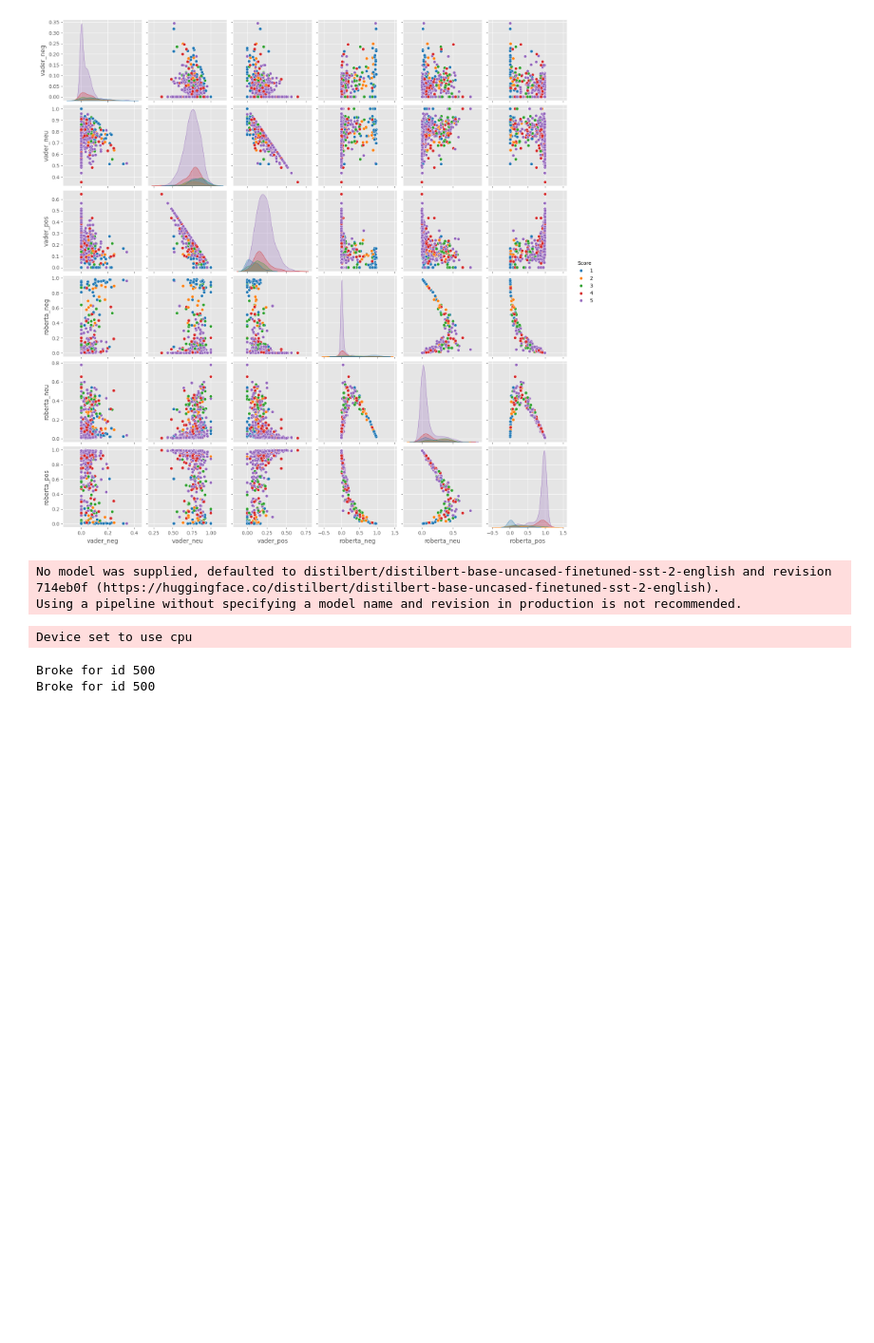
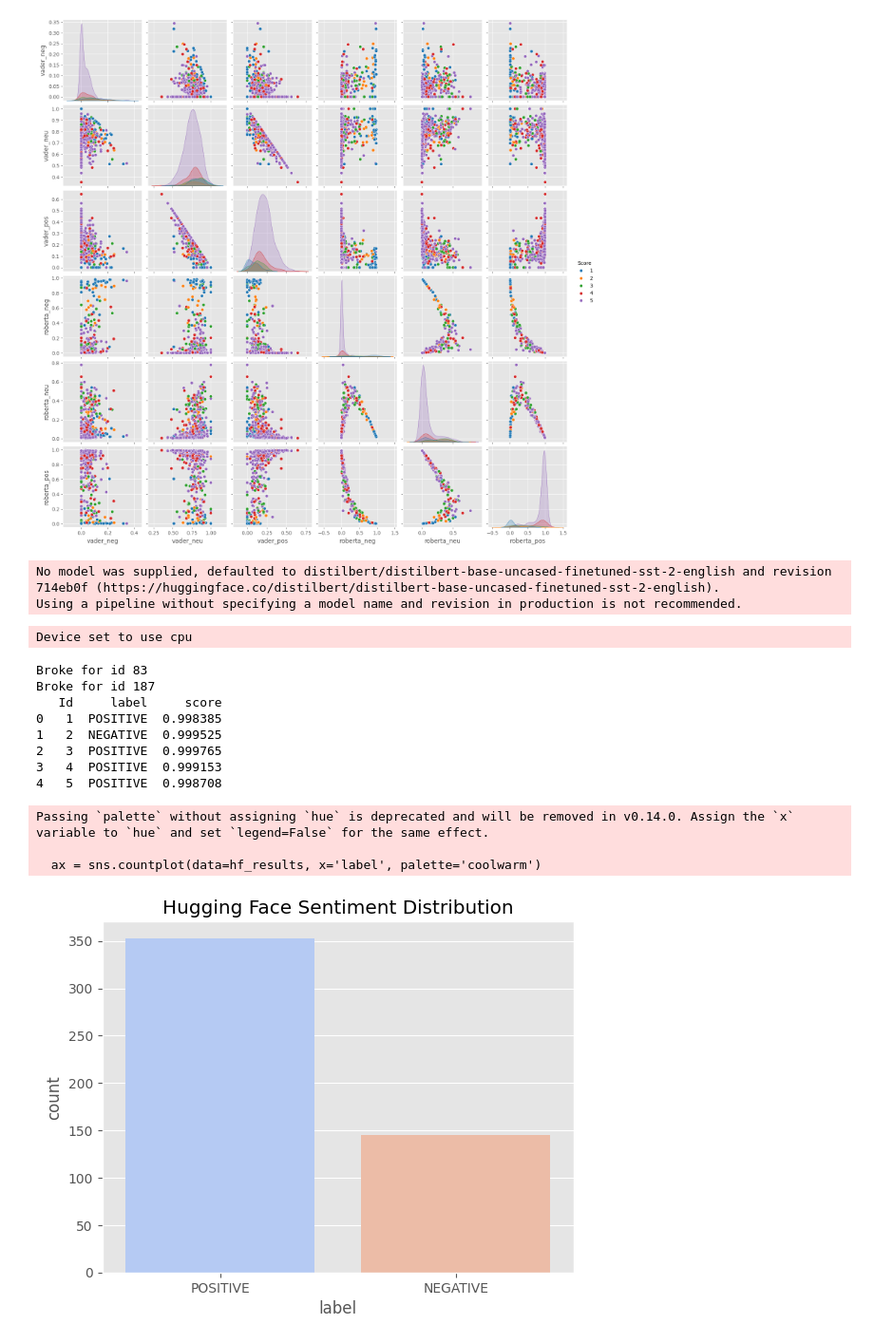
Before and after one commit to MZH006/Sentiment-Analysis, a Jupyter notebook: Sentiment_Analysis.ipynb, the cells around one changed output. Shown at 95% size. Drawn from its saved outputs; the diff is of its cells as text; code cells hidden in the pictures; blank space fills up the shorter version.

```diff
--- a/Sentiment_Analysis.ipynb
+++ b/Sentiment_Analysis.ipynb
@@ -143,12 +143,32 @@ No model was supplied, defaulted to distilbert/distilbert-base-uncased-finetuned
 Using a pipeline without specifying a model name and revision in production is not recommended.
 Device set to use cpu
 # %%
+hf_results = []
 for i, row in tqdm(df.iterrows(), total=len(df)):
-  try:
-    text = row['Text']
-    sent_pipeline(text)
-  except RuntimeError:
-    print(f'Broke for id {myid}')
+    try:
+        text = row['Text']
+        result = sent_pipeline(text)[0]
+        hf_results.append({'Id': row['Id'], 'label': result['label'], 'score': result['score']})
+    except RuntimeError:
+        print(f'Broke for id {row["Id"]}')
+
+hf_results = pd.DataFrame(hf_results)
+print(hf_results.head())
 # %% [output]
-Broke for id 500
-Broke for id 500
+Broke for id 83
+Broke for id 187
+   Id     label     score
+0   1  POSITIVE  0.998385
+1   2  NEGATIVE  0.999525
+2   3  POSITIVE  0.999765
+3   4  POSITIVE  0.999153
+4   5  POSITIVE  0.998708
+# %%
+ax = sns.countplot(data=hf_results, x='label', palette='coolwarm')
+ax.set_title("Hugging Face Sentiment Distribution")
+plt.show()
+# %% [output]
+Passing `palette` without assigning `hue` is deprecated and will be removed in v0.14.0. Assign the `x` variable to `hue` and set `legend=False` for the same effect.
+
+  ax = sns.countplot(data=hf_results, x='label', palette='coolwarm')
+[figure, added]
```
